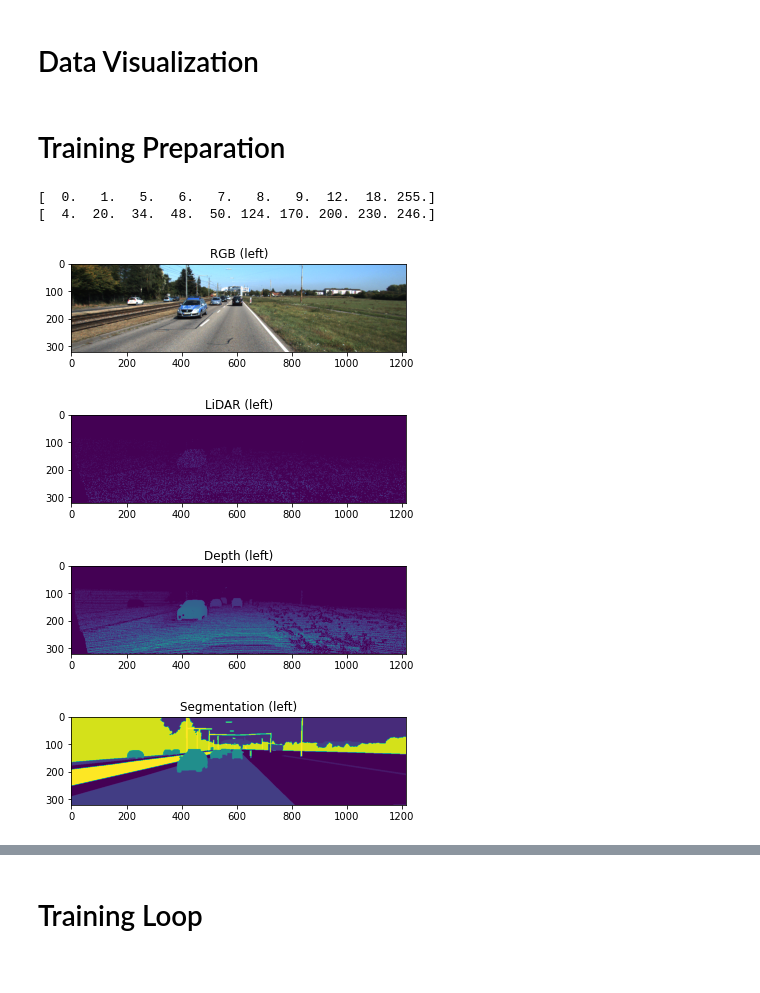
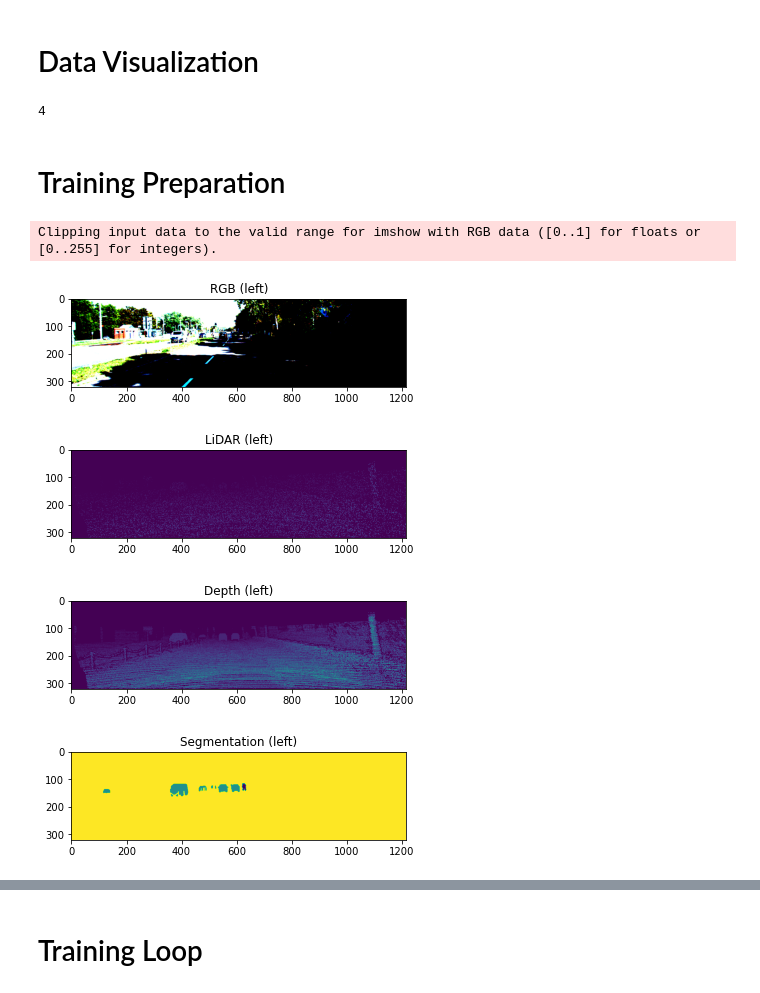
Before and after one commit to vstrozzi/Lidar_Segmentation_CV_2023, a Jupyter notebook: main.ipynb, the cells around one changed output, grey strips where cells are left out. Saved outputs shown, nothing was run; the diff lists cells and outputs as text; code cells hidden in the pictures.

```diff
--- a/main.ipynb
+++ b/main.ipynb
@@ -29,19 +31,37 @@ IMG_SHAPE = (320, 1216)
 from utils.dataloader.labels import *
 # %%
 NR_CLASSES = len(set([x.trainId for x in labels])) # default class
+print(NR_CLASSES)
+# %% [output]
+4
 # %%
 def show(data, label):
     """ Function to show"""
+    batch = len(data["left_rgb"].shape) == 4
+
     data = EasyDict(data)
-    left_rgb_np = data.left_rgb.numpy().transpose(1, 2, 0)
-    left_sd_np = data.left_sdisp.numpy()[0]
-    left_d_np = data.left_disp.numpy()[0]
-    # Map Label to OneHotEncoding
-    left_segm_np = RGBtoOneHot(label, {x.color:((x.trainId)) for x in labels})
-    print(np.unique(left_segm_np))
+    # Handle batches by plotting only first element
 
-    left_segm_np = RGBtoOneHot(label, {x.color:((x.trainId*30 + 20)%256) for x in labels})
-    print(np.unique(left_segm_np))
+    if batch:
+        left_rgb_np = data.left_rgb[0].numpy().transpose(1, 2, 0)
+        left_sd_np = data.left_sdisp[0].numpy()[0]
+        left_d_np = data.left_disp[0].numpy()[0]
+        # DO NOT MAP SINCE EXPECT TO BE ALREADY IN ONE HOT ENCODING
+        left_segm_np = label[0]
+
+        # Shuffle color
+        left_segm_np = (label[0]*30 + 20)%256
+    else:
+        left_rgb_np = data.left_rgb.numpy().transpose(1, 2, 0)
+        left_sd_np = data.left_sdisp.numpy()[0]
+        left_d_np = data.left_disp.numpy()[0]
+        # Map Label to OneHotEncoding
+
+        left_segm_np = RGBtoOneHot(label, {x.color:((x.trainId)) for x in labels})
+
+        # Shuffle color
+        left_segm_np = RGBtoOneHot(label, {x.color:((x.trainId*30 + 20)%256) for x in labels})
+
     # Map label back to color
     visualize_rgb = True
     visualize_sd = True
@@ -77,18 +97,17 @@ from utils.dataloader.dataset import DatasetKITTI2015
 
 dataset = DatasetKITTI2015(root_dir='./dataset/',
                                mode='training',
-                               output_size=(352, 1224),
+                               output_size=IMG_SHAPE,
                                random_sampling=0.15) # Of Lidar Points
 # %%
-sample_nr = 40
+sample_nr = 30
 show(dataset[sample_nr][0], dataset[sample_nr][1])
 # %% [output]
-[  0.   1.   5.   6.   7.   8.   9.  12.  18. 255.]
-[  4.  20.  34.  48.  50. 124. 170. 200. 230. 246.]
+Clipping input data to the valid range for imshow with RGB data ([0..1] for floats or [0..255] for integers).
-[figure, old version]
+[figure, new version]
 [figure]
-[figure, old version]
+[figure, new version]
-[figure, old version]
+[figure, new version]
 # %%
 NR_SAMPLES = len(dataset)
 # %%
```
Also changed, not shown: parts of 18 cells of this notebook, 3 other files.
